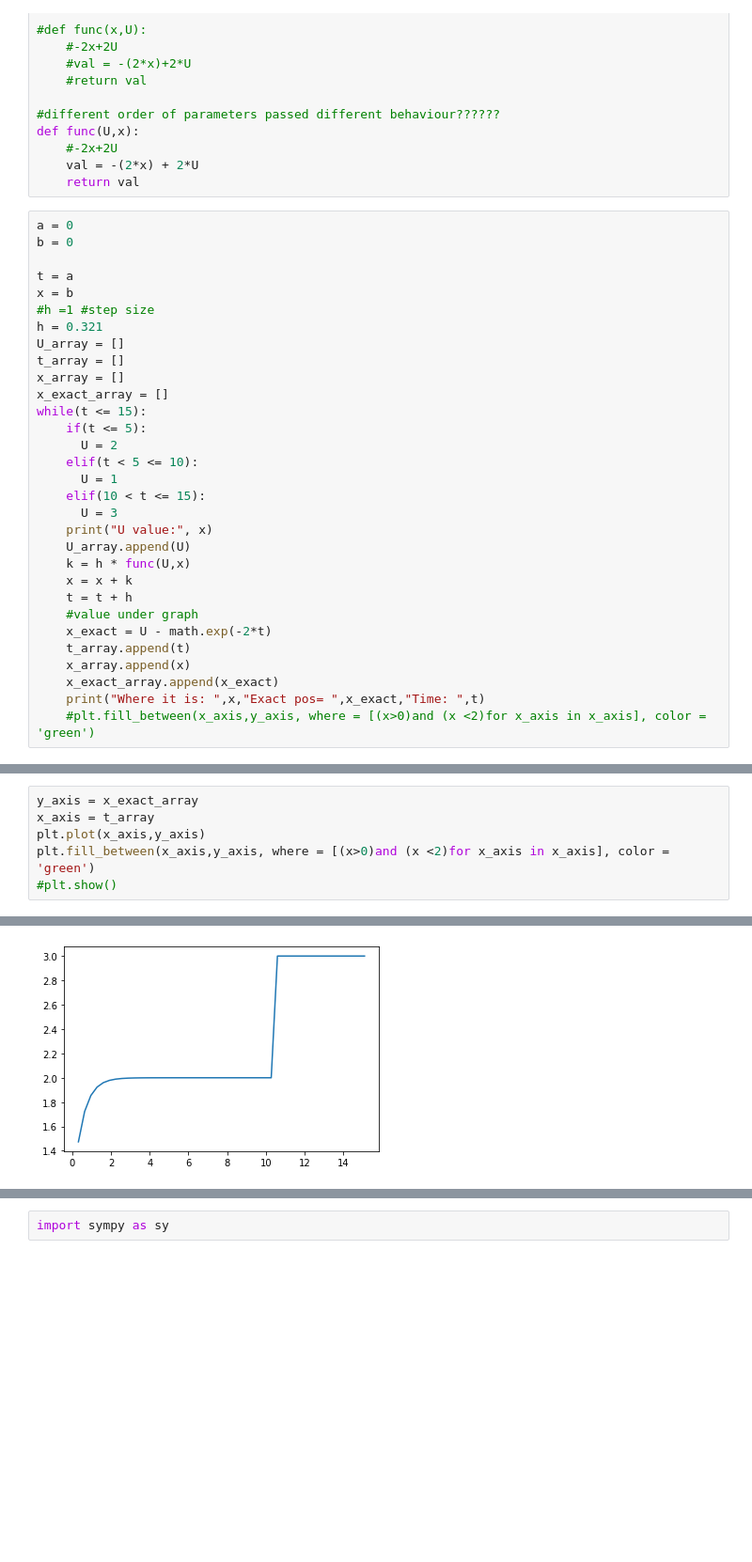
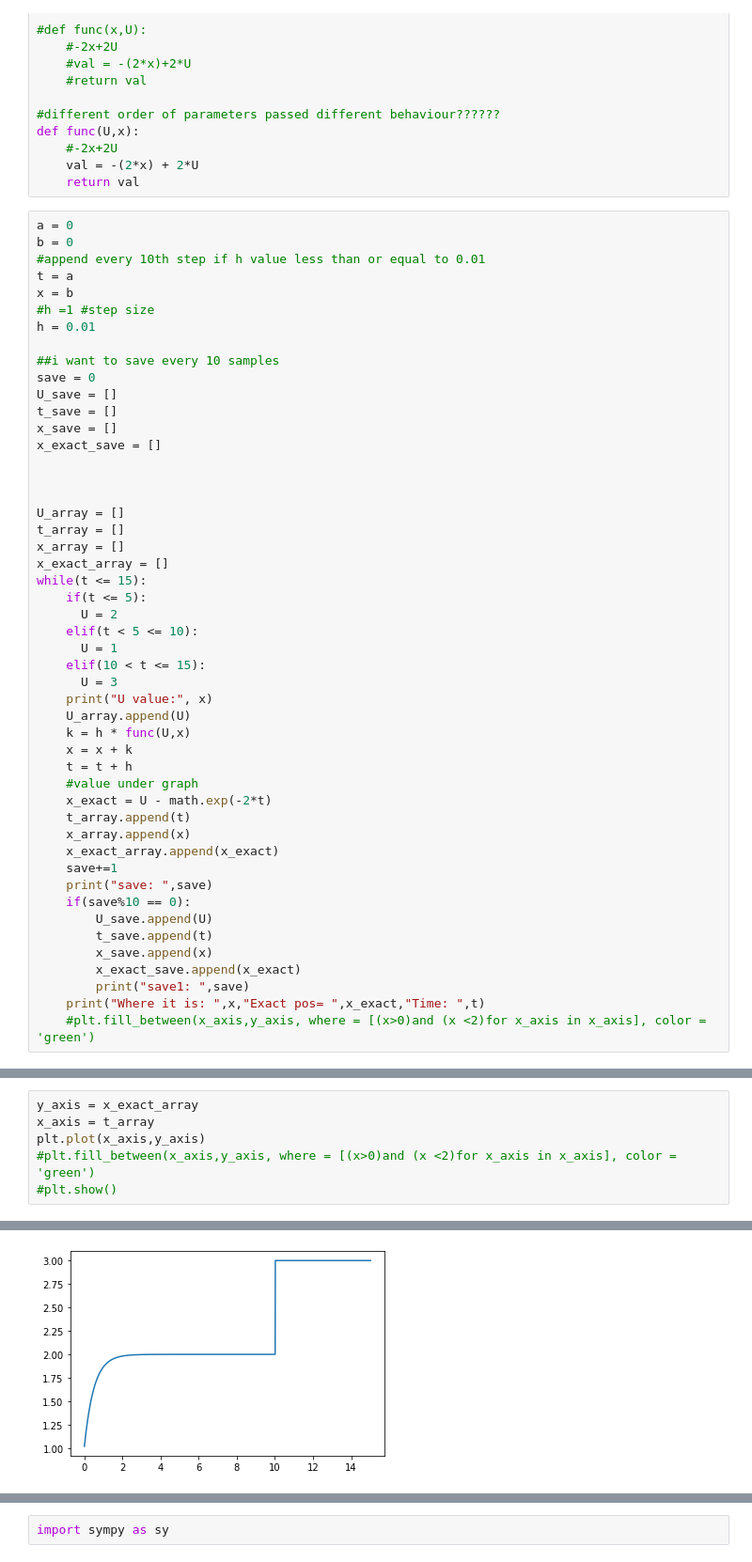
Before and after one commit to Kikumu/Computational-science-practice, a Jupyter notebook: Robot simulation part1.ipynb, the cells around one changed output, grey strips where cells are left out. Shown at 94% size. Drawn from its saved outputs; the diff is of its cells as text; blank space fills up the shorter version.

```diff
--- a/Robot simulation part1.ipynb
+++ b/Robot simulation part1.ipynb
@@ -18,11 +22,21 @@ def func(U,x):
 # %%
 a = 0
 b = 0
-
+#append every 10th step if h value less than or equal to 0.01
 t = a
 x = b
 #h =1 #step size
-h = 0.321
+h = 0.01
+
+##i want to save every 10 samples
+save = 0
+U_save = []
+t_save = []
+x_save = []
+x_exact_save = []
+
+
+
 U_array = []
 t_array = []
 x_array = []
@@ -44,6 +58,14 @@ while(t <= 15):
     t_array.append(t)
     x_array.append(x)
     x_exact_array.append(x_exact)
+    save+=1
+    print("save: ",save)
+    if(save%10 == 0):
+        U_save.append(U)
+        t_save.append(t)
+        x_save.append(x)
+        x_exact_save.append(x_exact)
+        print("save1: ",save)
     print("Where it is: ",x,"Exact pos= ",x_exact,"Time: ",t)
     #plt.fill_between(x_axis,y_axis, where = [(x>0)and (x <2)for x_axis in x_axis], color = 'green')
 # %% [output]
@@ -68,6 +101,6 @@ Where it is:  2.9999997966494276 Exact pos=  2.9999999999999214 Time:  15.086999
 y_axis = x_exact_array
 x_axis = t_array
 plt.plot(x_axis,y_axis)
-plt.fill_between(x_axis,y_axis, where = [(x>0)and (x <2)for x_axis in x_axis], color = 'green')
+#plt.fill_between(x_axis,y_axis, where = [(x>0)and (x <2)for x_axis in x_axis], color = 'green')
 #plt.show()
 # %% [output]
@@ -75 +108 @@ plt.fill_between(x_axis,y_axis, where = [(x>0)and (x <2)for x_axis in x_axis], c
-[figure, old version]
+[figure, new version]
```
Also changed, not shown: parts of 17 cells of this notebook.
